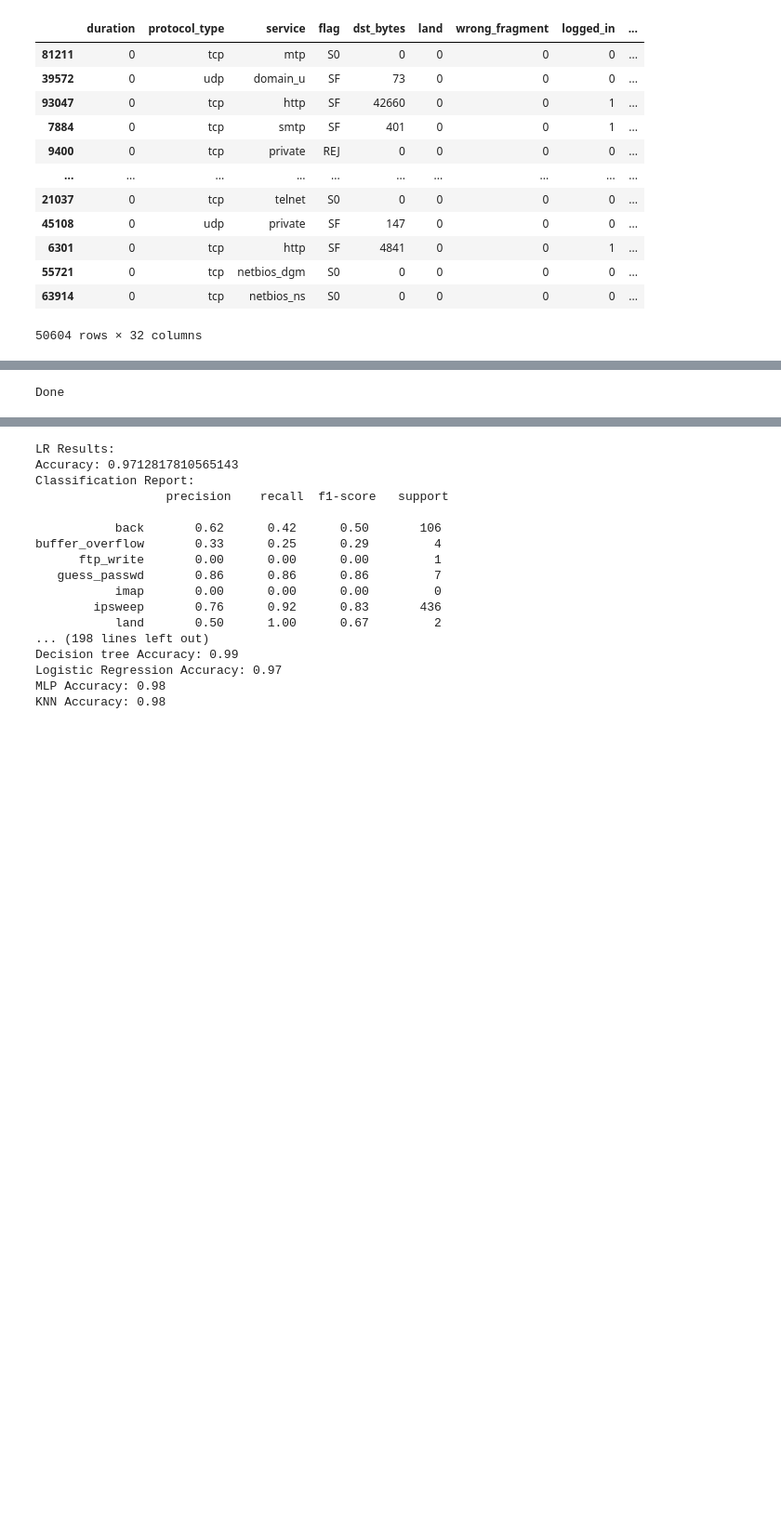
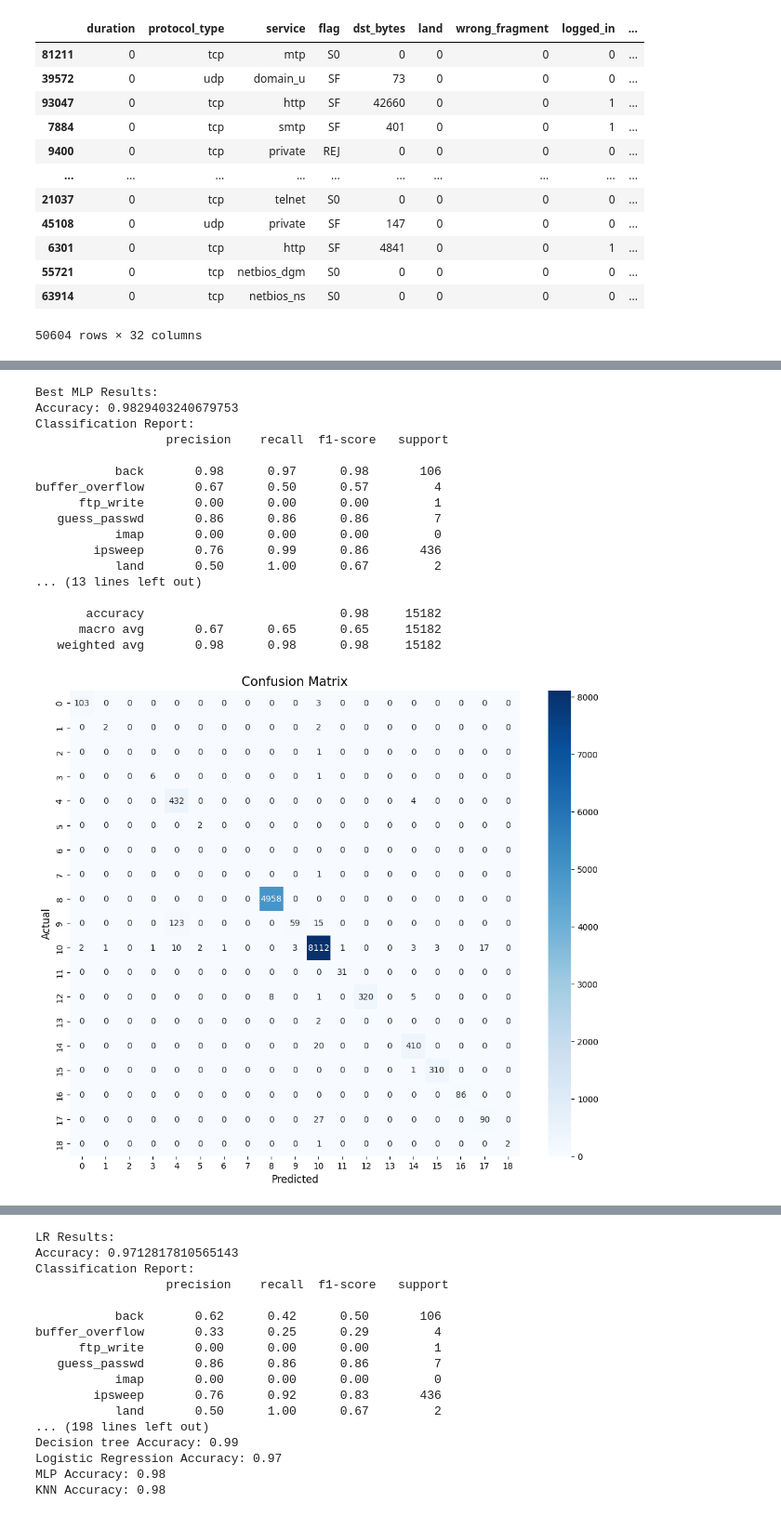
Before and after one commit to Sharper8/Intrusion-detection-with-Machine-Learning, a Jupyter notebook: Project.ipynb, the cells around one changed output, grey strips where cells are left out. Shown at 93% size. Drawn from its saved outputs; the diff is of its cells as text; code cells hidden in the pictures; blank space fills up the shorter version.

Commit message:
Cleaned code of debug prints

```diff
--- a/Project.ipynb
+++ b/Project.ipynb
@@ -164,33 +152,61 @@ Done
 # %%
 # ------------------- HyperParameter Tuning -------------------
 DEBUG=False
-
 if DEBUG:
     param_grid = {
         'hidden_layer_sizes': [(50,), (100,), (50, 30), (100, 50, 25)],
         'activation': ['relu', 'tanh'],
         'solver': ['adam', 'sgd'],
         'alpha': [0.0001, 0.001, 0.01],
         'learning_rate': ['constant', 'adaptive']
     }
-
     # Initialize MLPClassifier
     mlp = MLPClassifier(max_iter=300, random_state=random_seed)
-
     # Perform grid search
     grid_search = GridSearchCV(mlp, param_grid, cv=3, scoring='recall', n_jobs=-1)
     grid_search.fit(X_train, y_train)
     # Print the best parameters found
     print(f"Best parameters: {grid_search.best_params_}")
     # Evaluate the best model on the test set
     best_model = grid_search.best_estimator_
     y_pred_best = best_model.predict(X_test)
-
 else :
-    best_model = MLPClassifier(max_iter=300, hidden_layer_sizes=(50, 30), alpha=0.0001, solver='adam',activation='tanh',learning_rate='constant',random_state=random_seed)
+    # We know the best case by running it previously
+    best_model = MLPClassifier(max_iter=300, hidden_layer_sizes=(50, ), alpha=0.0001, solver='adam',activation='relu',learning_rate='constant',random_state=random_seed)
     best_model.fit(X_train, y_train)
     y_pred_best = best_model.predict(X_test)
 
-print("Done")
+# Evaluation metrics : Classification Report and Confusion Matrix
+# Evaluation for MLP
+print("\nBest MLP Results:")
+print("Accuracy:", accuracy_score(y_test, y_pred_best))
+print("Classification Report:\n", classification_report(y_test, y_pred_best, target_names=target_le.classes_, labels=target_le.transform(target_le.classes_),zero_division=0))
+# Compute confusion matrix
+cm = confusion_matrix(y_test, y_pred_best)
+# Set figure size for a larger plot
+plt.figure(figsize=(12, 10))
+# Plot heatmap with larger font sizes for better readability
+sns.heatmap(cm, annot=True, fmt="d", cmap='Blues', annot_kws={"size": 10})
+plt.xlabel('Predicted', fontsize=12)
+plt.ylabel('Actual', fontsize=12)
+plt.title('Confusion Matrix', fontsize=15)
+plt.show()
 # %% [output]
-Done
+Best MLP Results:
+Accuracy: 0.9829403240679753
+Classification Report:
+                  precision    recall  f1-score   support
+
+           back       0.98      0.97      0.98       106
+buffer_overflow       0.67      0.50      0.57         4
+      ftp_write       0.00      0.00      0.00         1
+   guess_passwd       0.86      0.86      0.86         7
+           imap       0.00      0.00      0.00         0
+        ipsweep       0.76      0.99      0.86       436
+           land       0.50      1.00      0.67         2
+... (13 lines left out)
+
+       accuracy                           0.98     15182
+      macro avg       0.67      0.65      0.65     15182
+   weighted avg       0.98      0.98      0.98     15182
+[figure, added]
```
Also changed, not shown: parts of 9 cells of this notebook.
